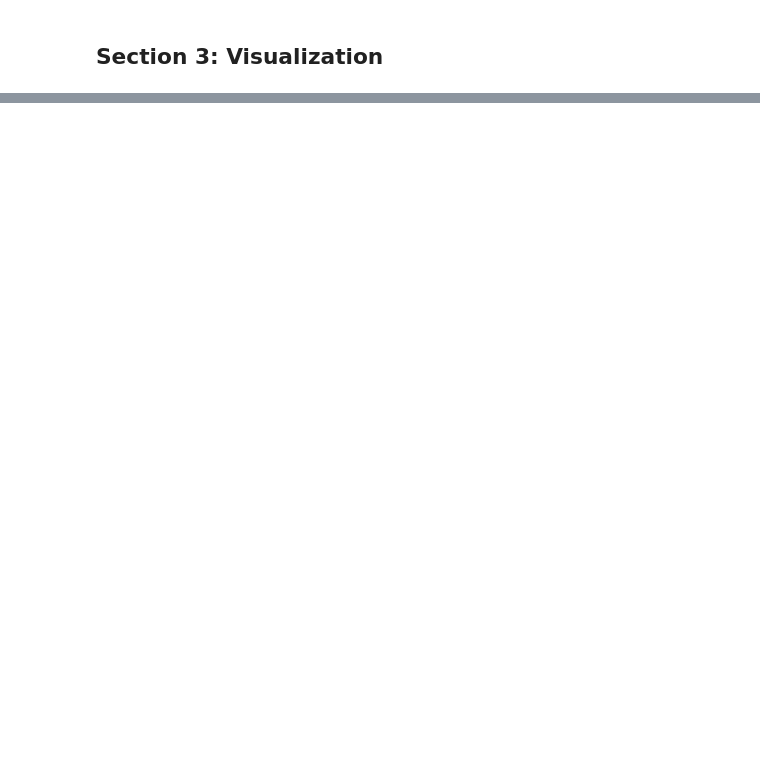
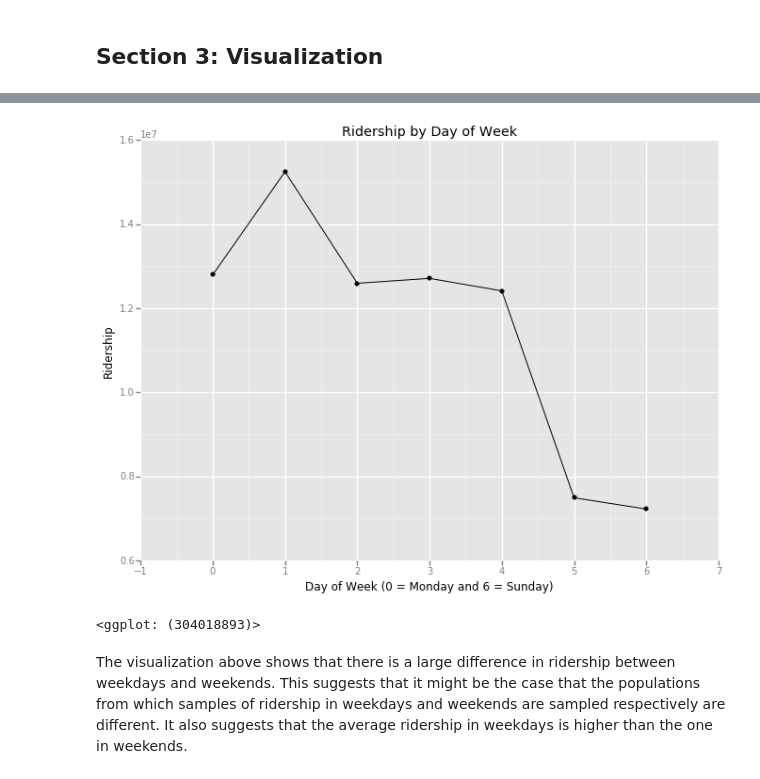
Before and after one commit to WisnuMulya/dataanalyst-nanodegree-nyc-subway, a Jupyter notebook: dand-nyc-subway.ipynb, the cells around one changed output, grey strips where cells are left out. Cells and saved outputs as stored; diff of their text form; code cells hidden in the pictures; blank space fills up the shorter version.

```diff
--- a/dand-nyc-subway.ipynb
+++ b/dand-nyc-subway.ipynb
@@ -114,0 +172,10 @@ from ggplot import *
+# %%
+entries_and_day = dataFrame[['day_week', 'ENTRIESn_hourly']].groupby('day_week',\
+                      as_index=False).sum()
+ggplot(entries_and_day, aes('day_week', 'ENTRIESn_hourly')) + geom_point() + geom_line() +\
+xlab('Day of Week (0 = Monday and 6 = Sunday)') + ylab('Ridership') + ggtitle('Ridership by Day of Week')
+# %% [output]
+[figure, added]
+<ggplot: (304018893)>
+# %% [markdown]
+The visualization above shows that there is a large difference in ridership between weekdays and weekends. This suggests that it might be the case that the populations from which samples of ridership in weekdays and weekends are sampled respectively are different. It also suggests that the average ridership in weekdays is higher than the one in weekends.
```
Also changed, not shown: parts of 14 cells of this notebook.
